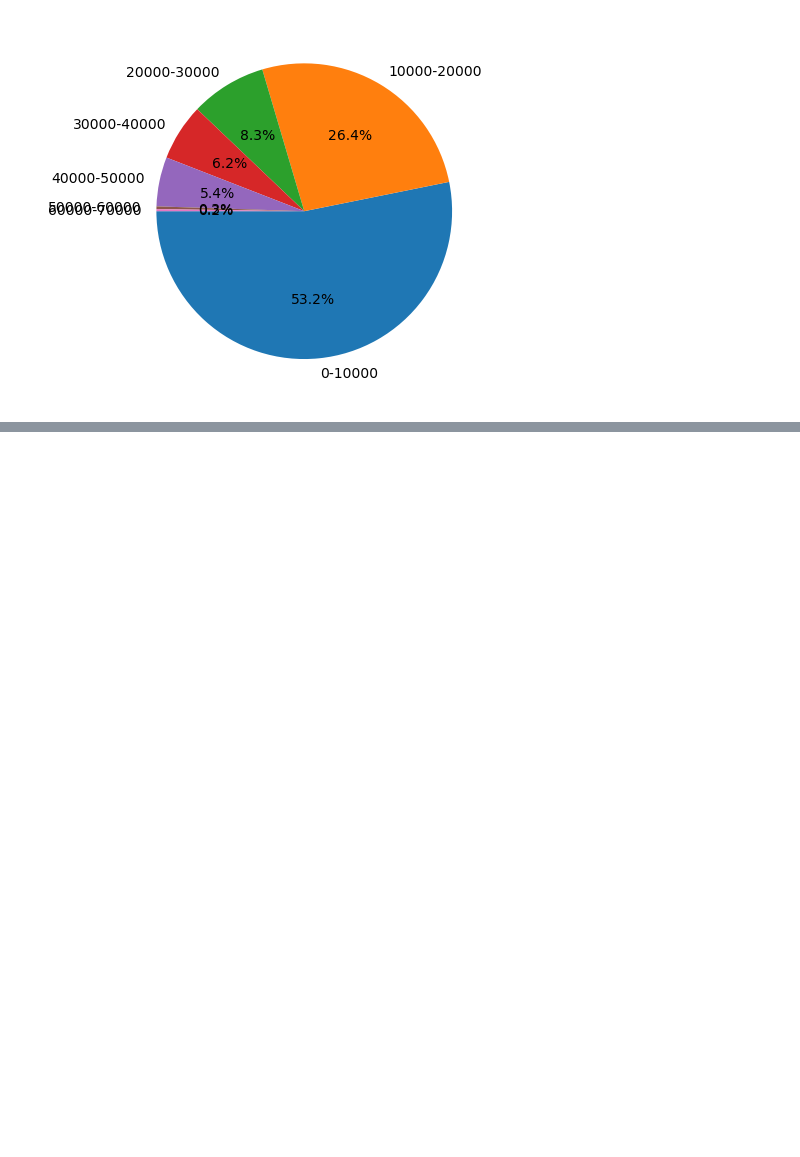
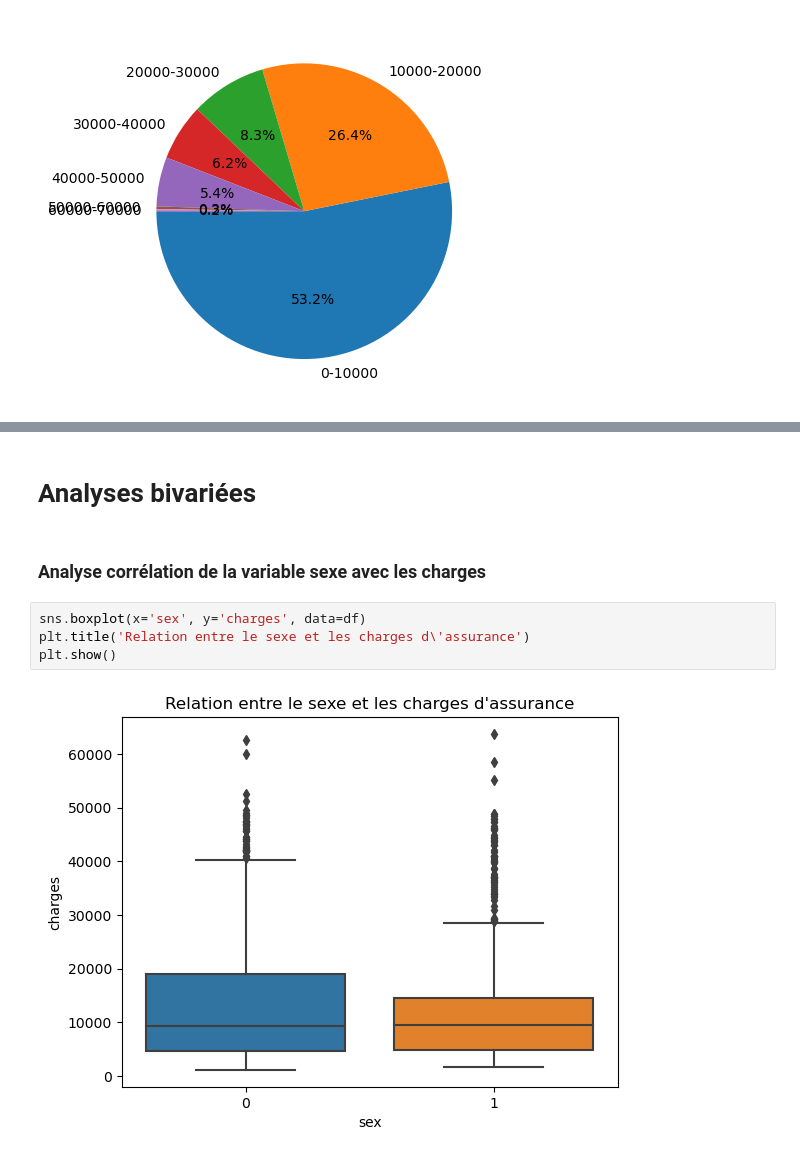
Before and after one commit to Jakimpact/prime-assurance-ia, a Jupyter notebook: analyseData.ipynb, the cells around one changed output, grey strips where cells are left out. Drawn from its saved outputs; the diff is of its cells as text; blank space fills up the shorter version.

Commit message:
Ajout de certaines analyses corrélées

```diff
--- a/analyseData.ipynb
+++ b/analyseData.ipynb
@@ -120,0 +130,10 @@ plt.show()
+# %% [markdown]
+# Analyses bivariées
+# %% [markdown]
+### Analyse corrélation de la variable sexe avec les charges
+# %%
+sns.boxplot(x='sex', y='charges', data=df)
+plt.title('Relation entre le sexe et les charges d\'assurance')
+plt.show()
+# %% [output]
+[figure, added]
```
Also changed, not shown: parts of 15 cells of this notebook, 2 other files.
